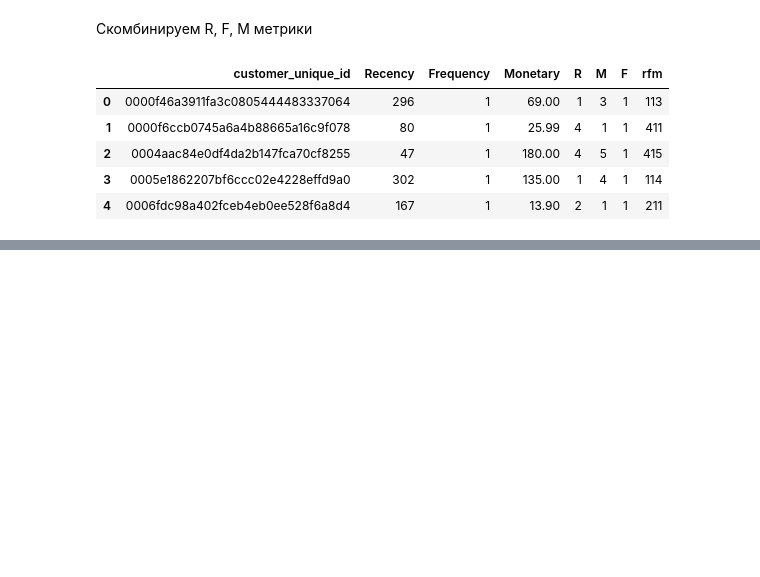
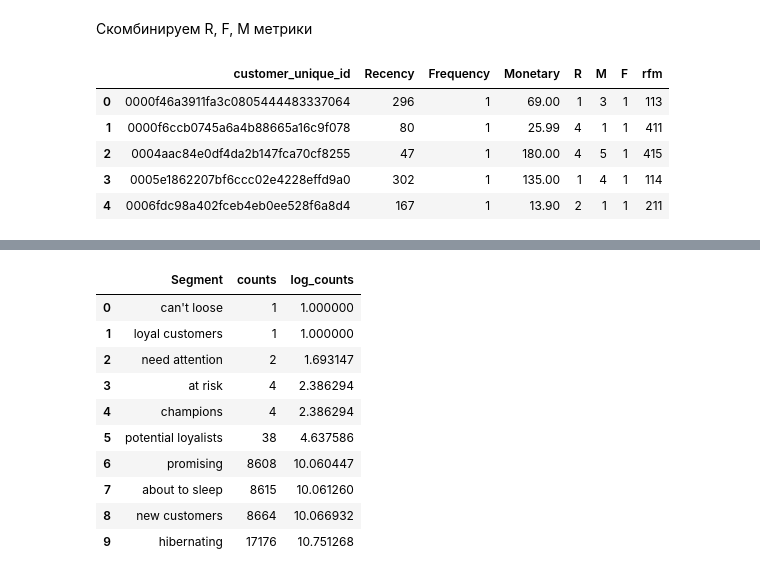
Before and after one commit to PavelSyr/da_karpov.cources_first.project, a Jupyter notebook: pavel_syrnev_15.04_p-syrnev/variant1/e-commerce.ipynb, the cells around one changed output, grey strips where cells are left out. Cells and saved outputs as stored; diff of their text form; code cells hidden in the pictures; blank space fills up the shorter version.

```diff
--- a/pavel_syrnev_15.04_p-syrnev/variant1/e-commerce.ipynb
+++ b/pavel_syrnev_15.04_p-syrnev/variant1/e-commerce.ipynb
@@ -1015,0 +1063,20 @@ df_rfm.head()
+# %%
+df_rfm_segments = df_rfm.groupby(by='Segment') \
+    .rfm.count() \
+    .sort_values() \
+    .reset_index() \
+    .rename(columns={'rfm':'counts'})
+df_rfm_segments['log_counts'] = np.log(df_rfm_segments.counts) + 1
+df_rfm_segments
+# %% [output]
+|  | Segment | counts | log_counts |
+| 0 | can't loose | 1 | 1.000000 |
+| 1 | loyal customers | 1 | 1.000000 |
+| 2 | need attention | 2 | 1.693147 |
+| 3 | at risk | 4 | 2.386294 |
+| 4 | champions | 4 | 2.386294 |
+| 5 | potential loyalists | 38 | 4.637586 |
+| 6 | promising | 8608 | 10.060447 |
+| 7 | about to sleep | 8615 | 10.061260 |
+| 8 | new customers | 8664 | 10.066932 |
+| 9 | hibernating | 17176 | 10.751268 |
```
Also changed, not shown: parts of 5 cells of this notebook.
